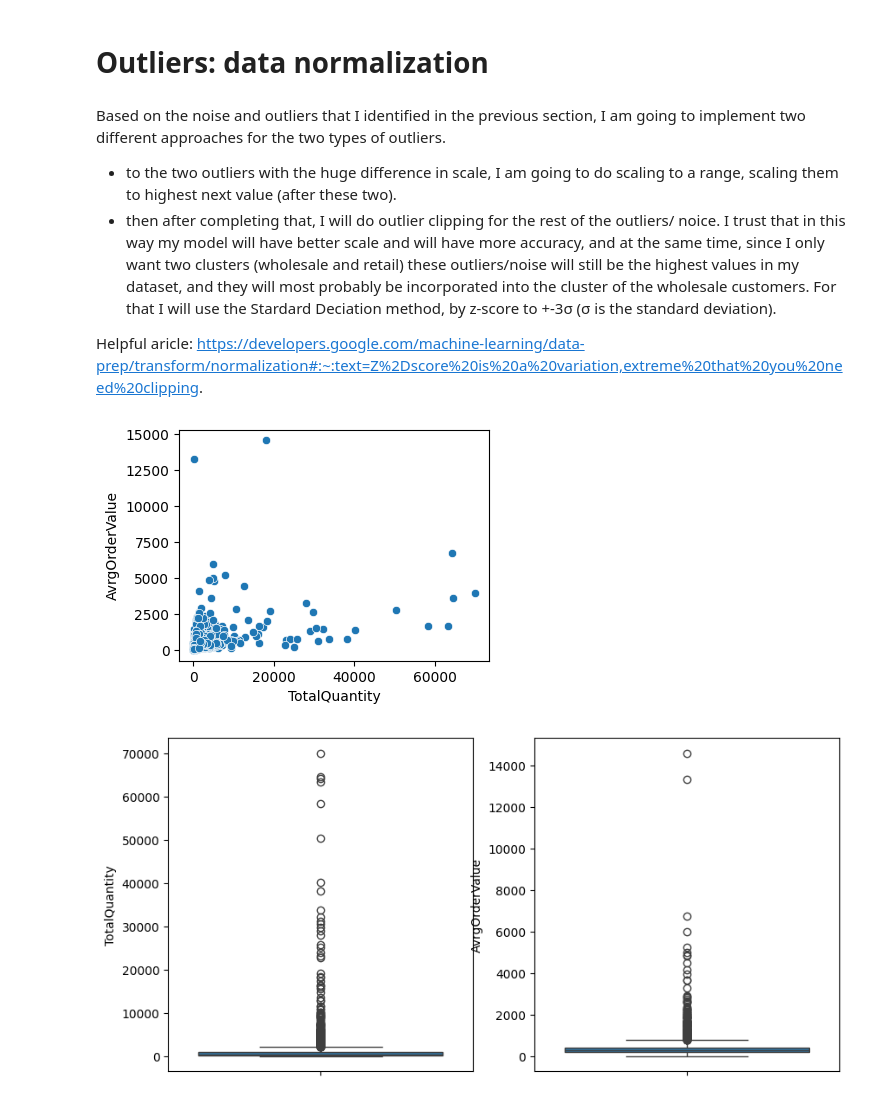
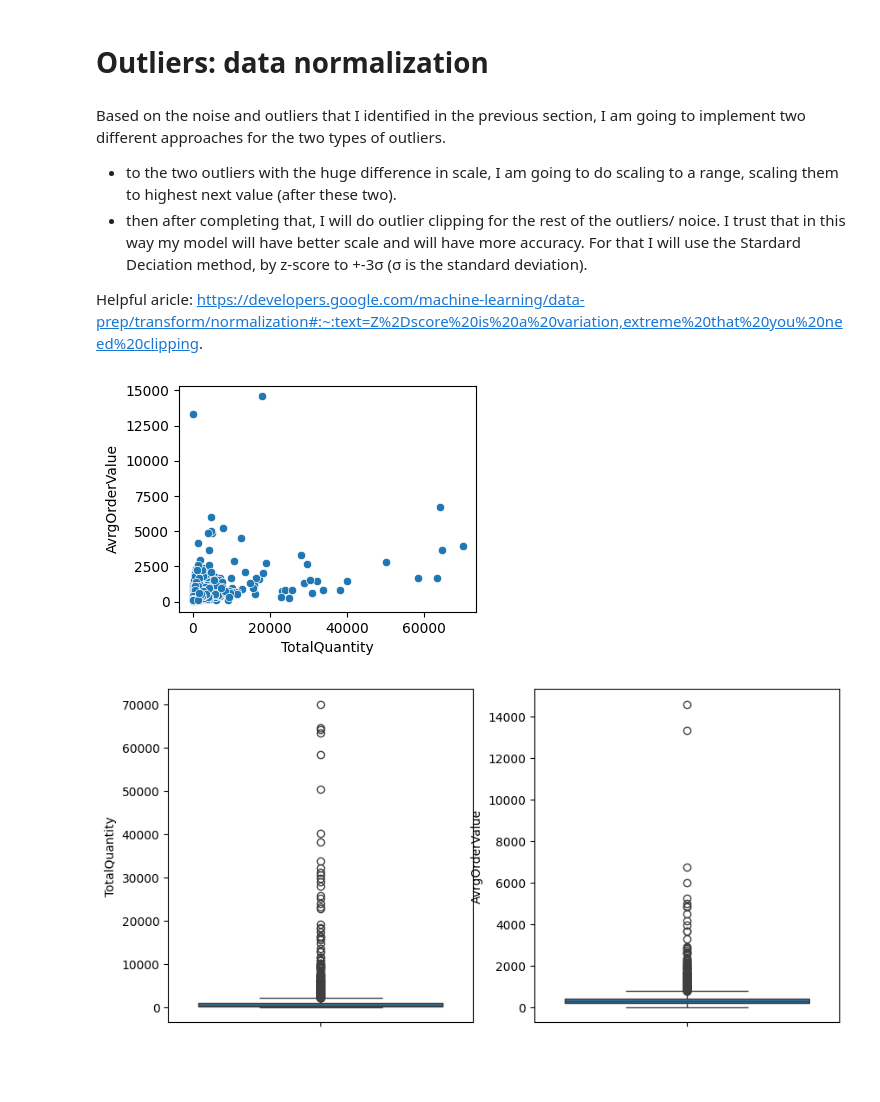
Before and after one commit to dimitsagk/ClientClustering_InventoryForecast, a Jupyter notebook: notebooks/03_ClientClustering_ML-notebook.ipynb, the cells around one changed output. Saved outputs shown, nothing was run; the diff lists cells and outputs as text; code cells hidden in the pictures; blank space fills up the shorter version.

```diff
--- a/notebooks/03_ClientClustering_ML-notebook.ipynb
+++ b/notebooks/03_ClientClustering_ML-notebook.ipynb
@@ -176,7 +148,7 @@ sns.pairplot(cust_fltrd)
 # %% [markdown]
 Based on the noise and outliers that I identified in the previous section, I am going to implement two different approaches for the two types of outliers.
 - to the two outliers with the huge difference in scale, I am going to do scaling to a range, scaling them to highest next value (after these two).
-- then after completing that, I will do outlier clipping for the rest of the outliers/ noice. I trust that in this way my model will have better scale and will have more accuracy, and at the same time, since I only want two clusters (wholesale and retail) these outliers/noise will still be the highest values in my dataset, and they will most probably be incorporated into the cluster of the wholesale customers. For that I will use the Stardard Deciation method, by z-score to +-3σ (σ is the standard deviation).
+- then after completing that, I will do outlier clipping for the rest of the outliers/ noice. I trust that in this way my model will have better scale and will have more accuracy. For that I will use the Stardard Deciation method, by z-score to +-3σ (σ is the standard deviation).
 
 Helpful aricle:
 https://developers.google.com/machine-learning/data-prep/transform/normalization#:~:text=Z%2Dscore%20is%20a%20variation,extreme%20that%20you%20need%20clipping.
@@ -189,9 +161,10 @@ cust_norm = feat_eng(df_fltrd_sc)
 # %%
 plt.figure(figsize=(4, 3))
 sns.scatterplot(data=cust_norm, x='TotalQuantity', y='AvrgOrderValue')
+plt.tight_layout()
 plt.show()
 # %% [output]
-[figure, old version]
+[figure, new version]
 # %%
 fig, ax = plt.subplots(nrows=1, ncols=2, figsize=(10, 5))
 
```
Also changed, not shown: parts of 32 cells of this notebook.
